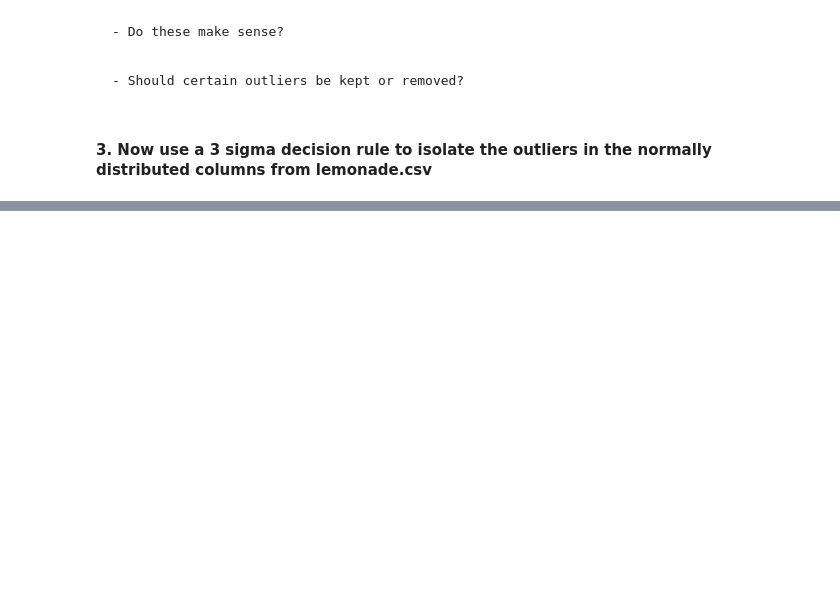
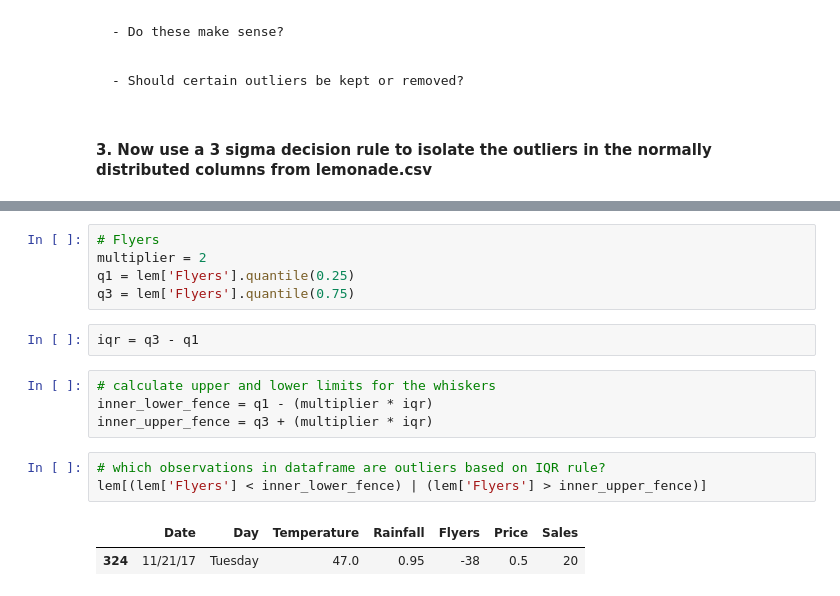
Before and after one commit to chloerwhitaker/anomaly-detection-exercises, a Jupyter notebook: continuous_probabilistic_methods.ipynb, the cells around one changed output, grey strips where cells are left out. Cells and saved outputs as stored; diff of their text form; blank space fills up the shorter version.

```diff
--- a/continuous_probabilistic_methods.ipynb
+++ b/continuous_probabilistic_methods.ipynb
@@ -148,0 +296,17 @@ lem[(lem['Temperature'] > inner_upper_fence)]
+# %%
+# Flyers
+multiplier = 2
+q1 = lem['Flyers'].quantile(0.25)
+q3 = lem['Flyers'].quantile(0.75)
+# %%
+iqr = q3 - q1
+# %%
+# calculate upper and lower limits for the whiskers
+inner_lower_fence = q1 - (multiplier * iqr)
+inner_upper_fence = q3 + (multiplier * iqr)
+# %%
+# which observations in dataframe are outliers based on IQR rule?
+lem[(lem['Flyers'] < inner_lower_fence) | (lem['Flyers'] > inner_upper_fence)]
+# %% [output]
+|  | Date | Day | Temperature | Rainfall | Flyers | Price | Sales |
+| 324 | 11/21/17 | Tuesday | 47.0 | 0.95 | -38 | 0.5 | 20 |
```
Also changed, not shown: parts of 23 cells of this notebook.
